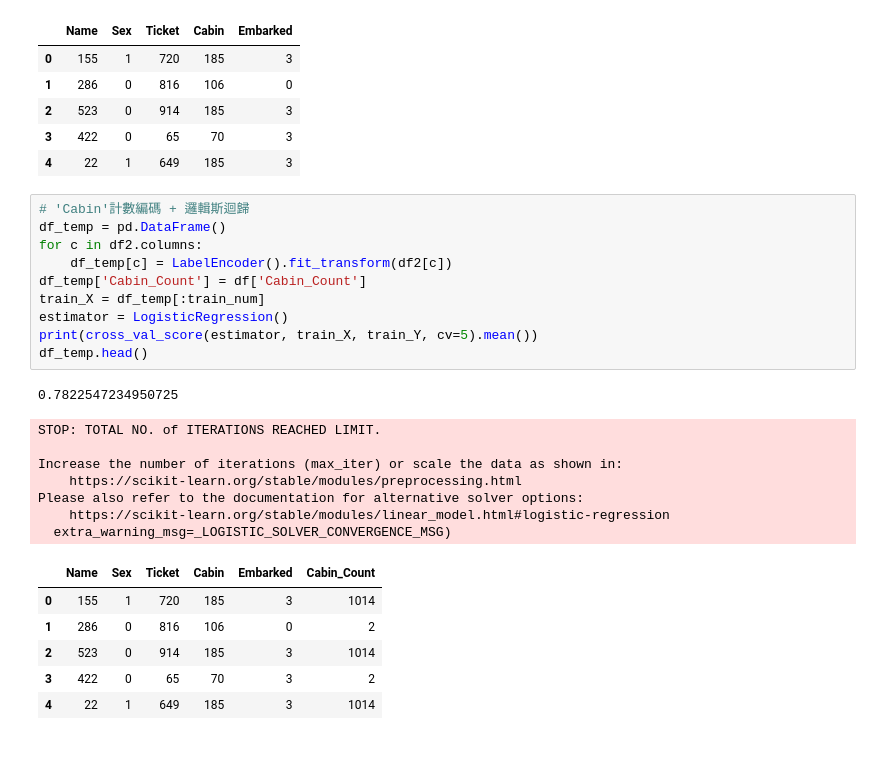
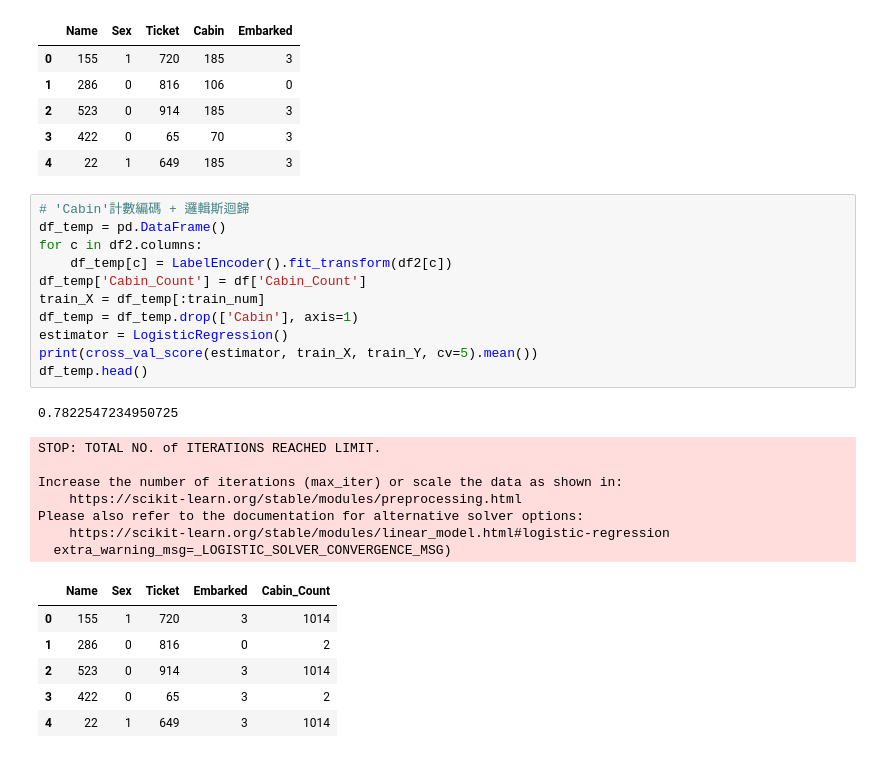
Before and after one commit to Benson80404051/1st-DL-CVMarathon, a Jupyter notebook: Day_026_HW.ipynb, the cells around one changed output. Saved outputs shown, nothing was run; the diff lists cells and outputs as text.

```diff
--- a/Day_026_HW.ipynb
+++ b/Day_026_HW.ipynb
@@ -129,28 +129,29 @@ df_temp.head()
 # %%
 # 'Cabin'計數編碼 + 邏輯斯迴歸
 df_temp = pd.DataFrame()
 for c in df2.columns:
     df_temp[c] = LabelEncoder().fit_transform(df2[c])
 df_temp['Cabin_Count'] = df['Cabin_Count']
 train_X = df_temp[:train_num]
+df_temp = df_temp.drop(['Cabin'], axis=1)
 estimator = LogisticRegression()
 print(cross_val_score(estimator, train_X, train_Y, cv=5).mean())
 df_temp.head()
 # %% [output]
 0.7822547234950725
 STOP: TOTAL NO. of ITERATIONS REACHED LIMIT.
 
 Increase the number of iterations (max_iter) or scale the data as shown in:
     https://scikit-learn.org/stable/modules/preprocessing.html
 Please also refer to the documentation for alternative solver options:
     https://scikit-learn.org/stable/modules/linear_model.html#logistic-regression
   extra_warning_msg=_LOGISTIC_SOLVER_CONVERGENCE_MSG)
-|  | Name | Sex | Ticket | Cabin | Embarked | Cabin_Count |
-| 0 | 155 | 1 | 720 | 185 | 3 | 1014 |
-| 1 | 286 | 0 | 816 | 106 | 0 | 2 |
-| 2 | 523 | 0 | 914 | 185 | 3 | 1014 |
-| 3 | 422 | 0 | 65 | 70 | 3 | 2 |
-| 4 | 22 | 1 | 649 | 185 | 3 | 1014 |
+|  | Name | Sex | Ticket | Embarked | Cabin_Count |
+| 0 | 155 | 1 | 720 | 3 | 1014 |
+| 1 | 286 | 0 | 816 | 0 | 2 |
+| 2 | 523 | 0 | 914 | 3 | 1014 |
+| 3 | 422 | 0 | 65 | 3 | 2 |
+| 4 | 22 | 1 | 649 | 3 | 1014 |
 # %%
 # 'Cabin'特徵雜湊 + 邏輯斯迴歸
 df_temp = pd.DataFrame()
```
Also changed, not shown: parts of 4 cells of this notebook.
